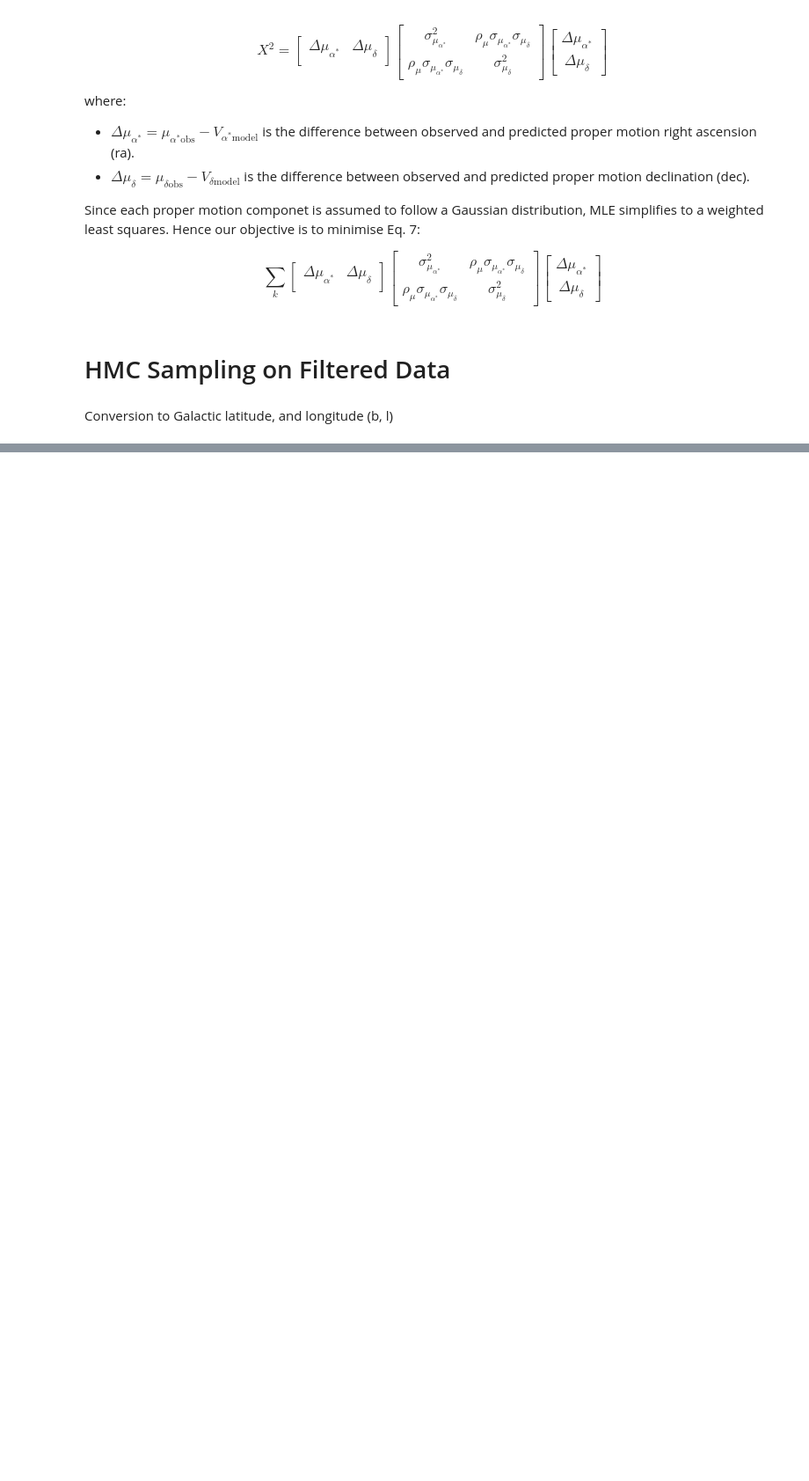
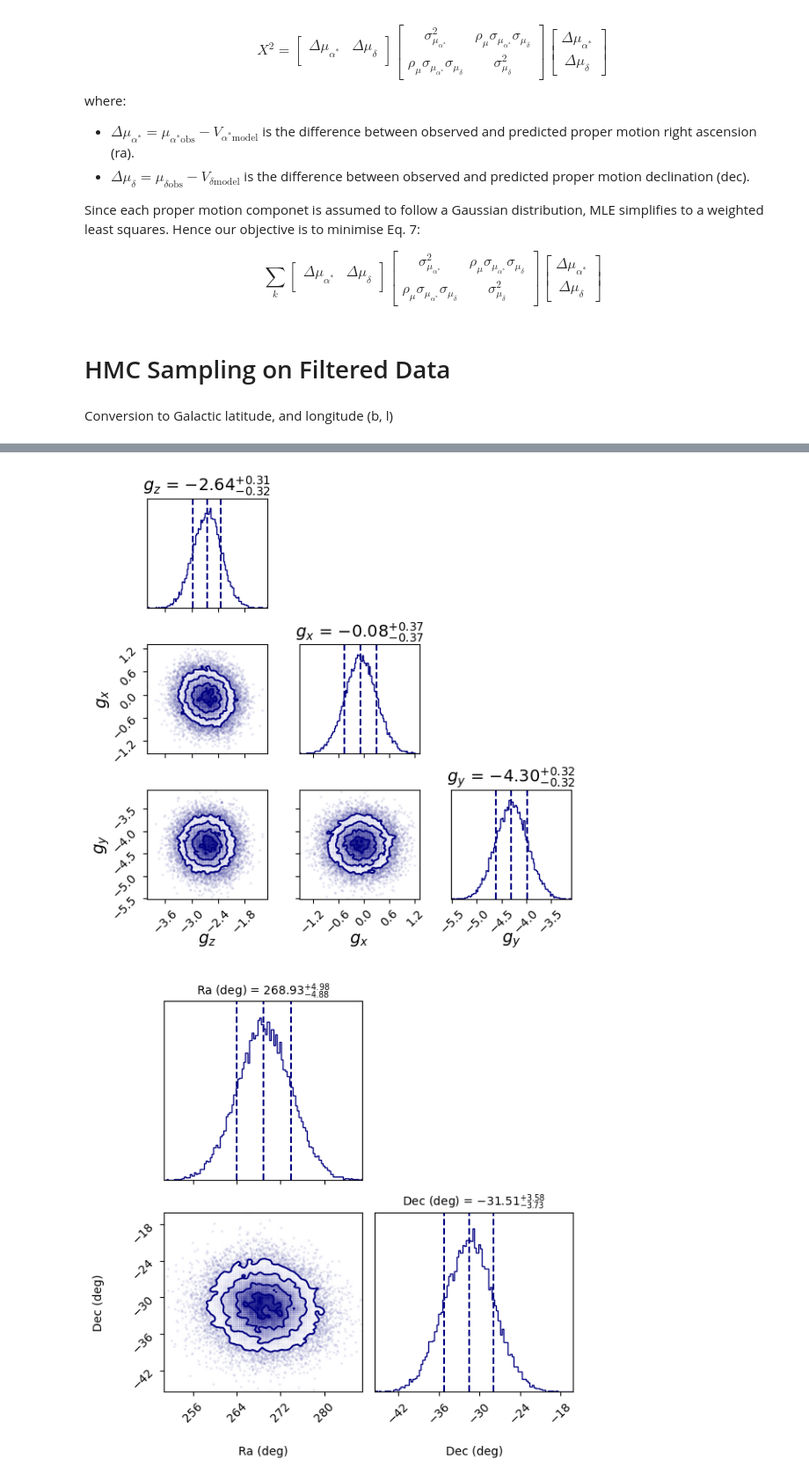
Before and after one commit to MatteoMancini01/Gaia_EDR3, a Jupyter notebook: main.ipynb, the cells around one changed output, grey strips where cells are left out. Shown at 88% size. Cells and saved outputs as stored; diff of their text form; code cells hidden in the pictures; blank space fills up the shorter version.

```diff
--- a/main.ipynb
+++ b/main.ipynb
@@ -381,4 +463,7 @@ mcmc_norm.print_summary()
 # %%
-corner_plot_eq_comp(posterior_sample_norm)
-plot_density_2d(posterior_sample_norm)
-mollweide_proj_galactic(posterior_sample_norm)
+corner_plot_eq_comp(posterior_sample_norm, save = 'Corner_galactic_norm')
+corner_plot_ra_dec(posterior_sample_norm, save = 'RA_Ded_dist_norm')
+mollweide_proj_galactic(posterior_sample_norm, save = 'lb_dist_norm')
+# %% [output]
+[figure, added]
+[figure, added]
```
Also changed, not shown: parts of 18 cells of this notebook, 10 other files.
